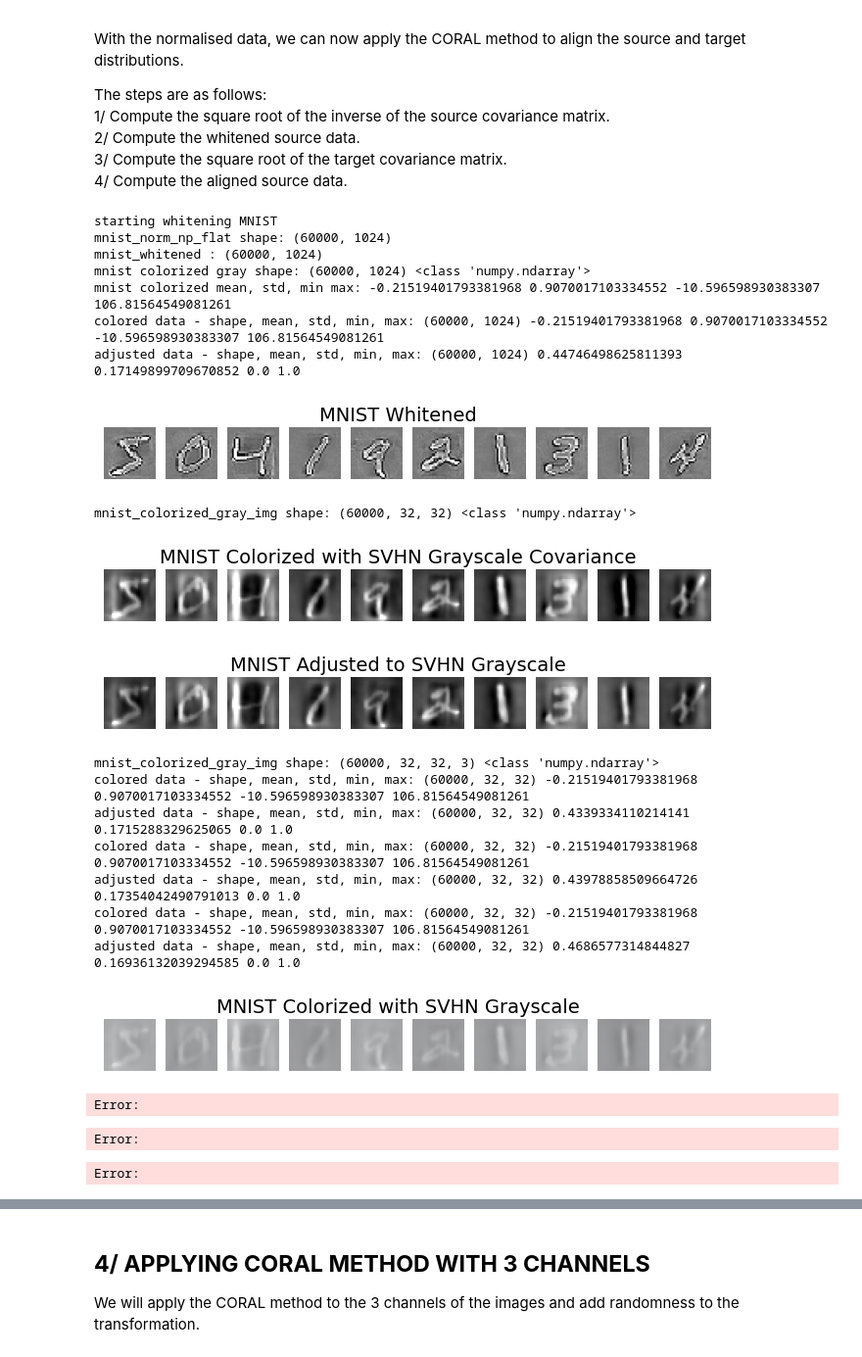
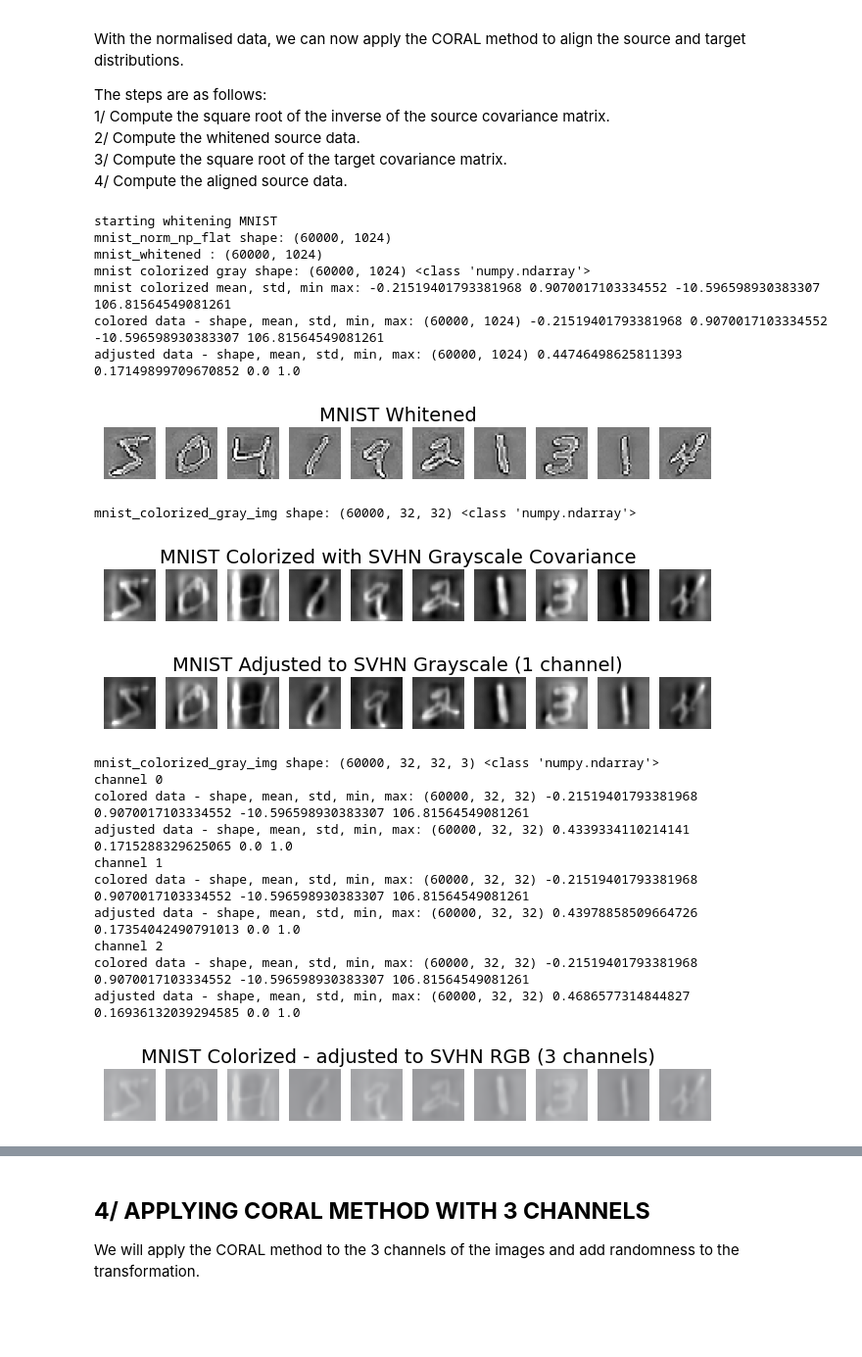
Before and after one commit to anaele-paris/domain_adaptation_MNIST_SVHN, a Jupyter notebook: CORAL_METHOD_32.ipynb, the cells around one changed output, grey strips where cells are left out. Shown at 98% size. Saved outputs shown, nothing was run; the diff lists cells and outputs as text; code cells hidden in the pictures; blank space fills up the shorter version.

```diff
--- a/CORAL_METHOD_32.ipynb
+++ b/CORAL_METHOD_32.ipynb
@@ -400,7 +400,7 @@ plot_images(mnist_colorized_gray_img, 'MNIST Colorized with SVHN Grayscale Covar
 
 # MNIST adjusted to SVHN grayscale
 mnist_like_svhn_gray_img = mnist_like_svhn_gray.reshape(-1, 32, 32)
-plot_images(mnist_like_svhn_gray_img, 'MNIST Adjusted to SVHN Grayscale')
+plot_images(mnist_like_svhn_gray_img, 'MNIST Adjusted to SVHN Grayscale (1 channel)')
 
 # SAVE MNIST COLORIZED WITH SVHN GRAYSCALE
 ############################################
@@ -418,55 +418,38 @@ adjusted data - shape, mean, std, min, max: (60000, 1024) 0.44746498625811393 0.
 [figure]
 mnist_colorized_gray_img shape: (60000, 32, 32) <class 'numpy.ndarray'>
 [figure]
-[figure, old version]
+[figure, new version]
 # %%
-# create a new dataset with the colorized images
-
-class ColorizedMNIST(Dataset):
-    def __init__(self, data, target, transform=None):
-        self.data = data
-        self.target = target
-        self.transform = transform
-
-    def __len__(self):
-        return len(self.data)
-
-    def __getitem__(self, idx):
-        sample = self.data[idx]
-        target = self.target[idx]
-        if self.transform:
-            sample = self.transform(sample)
-        return sample, target
-
 # Check MNIST colorized with SVHN grayscale if good format
 #---------------------------------------------------------
 # duplicate to 3 channels
 mnist_colorized_gray_img = np.repeat(mnist_colorized_gray_img[:, :, :, np.newaxis], 3, axis=3)
 print("mnist_colorized_gray_img shape:",mnist_colorized_gray_img.shape, type(mnist_colorized_gray_img))
 
 # adjust each channel to have the same mean and std as each SVHN channels
 for i in range(3):
+    print("channel", i)
     mnist_colorized_gray_img[:,:,:,i] = adjust_mean_std_to_SVHN(mnist_colorized_gray_img[:,:,:,i],
                         np.mean(mnist_colorized_gray_img[:,:,:,i]), np.std(mnist_colorized_gray_img[:,:,:,i]),
                         svhn_mean_channels[i].cpu().numpy(), svhn_std_channels[i].cpu().numpy())
 #show final images
-plot_images(mnist_colorized_gray_img, 'MNIST Colorized with SVHN Grayscale')
+plot_images(mnist_colorized_gray_img, 'MNIST Colorized - adjusted to SVHN RGB (3 channels)')
 
 
 # SAVE MNIST COLORIZED WITH SVHN GRAYSCALE
 ############################################
 import pickle
 with open('mnist_colorized_gray.pkl', 'wb') as f:
     pickle.dump(mnist_colorized_gray_img, f)
 # %% [output]
 mnist_colorized_gray_img shape: (60000, 32, 32, 3) <class 'numpy.ndarray'>
+channel 0
 colored data - shape, mean, std, min, max: (60000, 32, 32) -0.21519401793381968 0.9070017103334552 -10.596598930383307 106.81564549081261
 adjusted data - shape, mean, std, min, max: (60000, 32, 32) 0.4339334110214141 0.1715288329625065 0.0 1.0
+channel 1
 colored data - shape, mean, std, min, max: (60000, 32, 32) -0.21519401793381968 0.9070017103334552 -10.596598930383307 106.81564549081261
 adjusted data - shape, mean, std, min, max: (60000, 32, 32) 0.43978858509664726 0.17354042490791013 0.0 1.0
+channel 2
 colored data - shape, mean, std, min, max: (60000, 32, 32) -0.21519401793381968 0.9070017103334552 -10.596598930383307 106.81564549081261
 adjusted data - shape, mean, std, min, max: (60000, 32, 32) 0.4686577314844827 0.16936132039294585 0.0 1.0
-[figure, old version]
+[figure, new version]
-Error:
-Error:
-Error:
```
Also changed, not shown: parts of 12 cells of this notebook.
